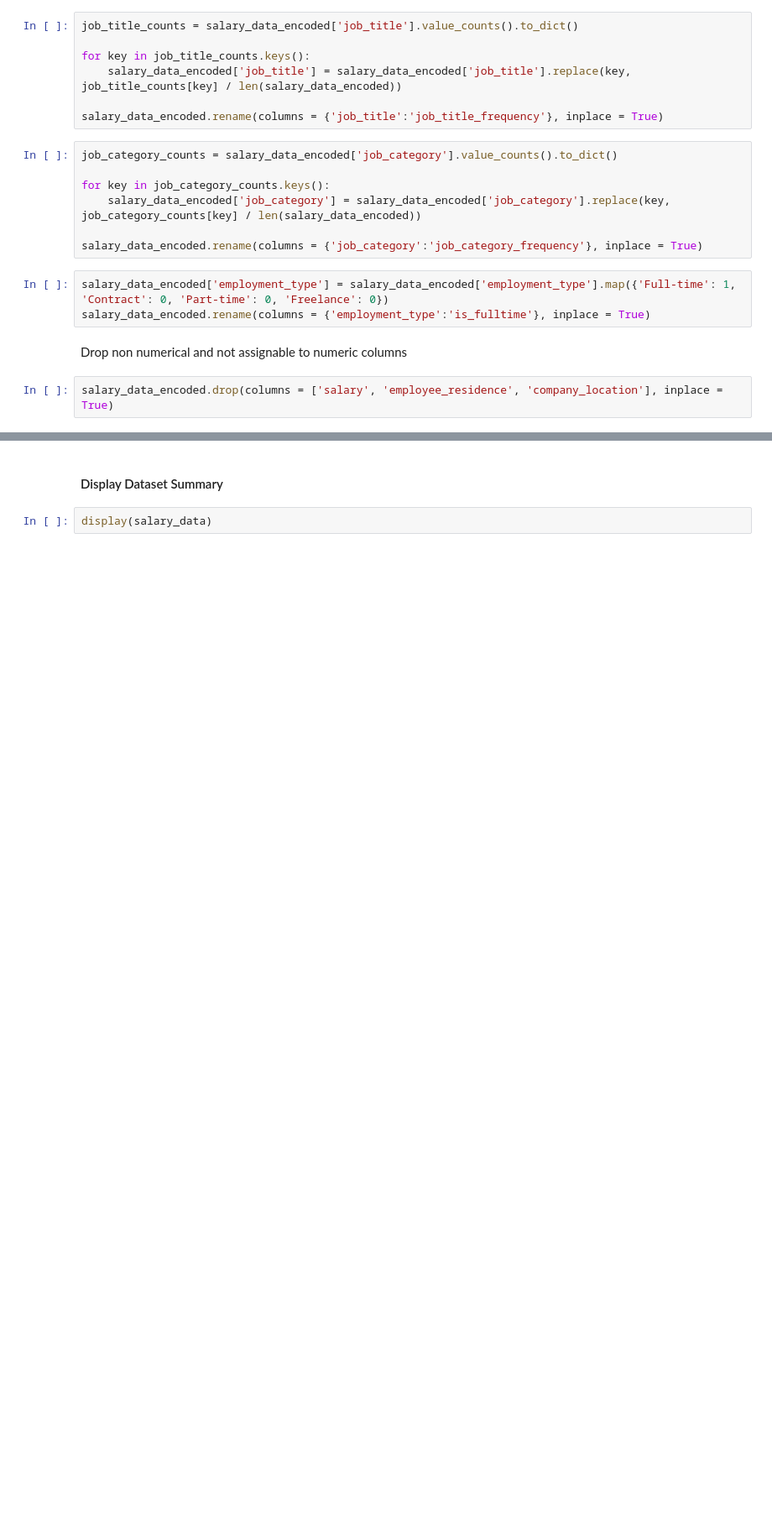
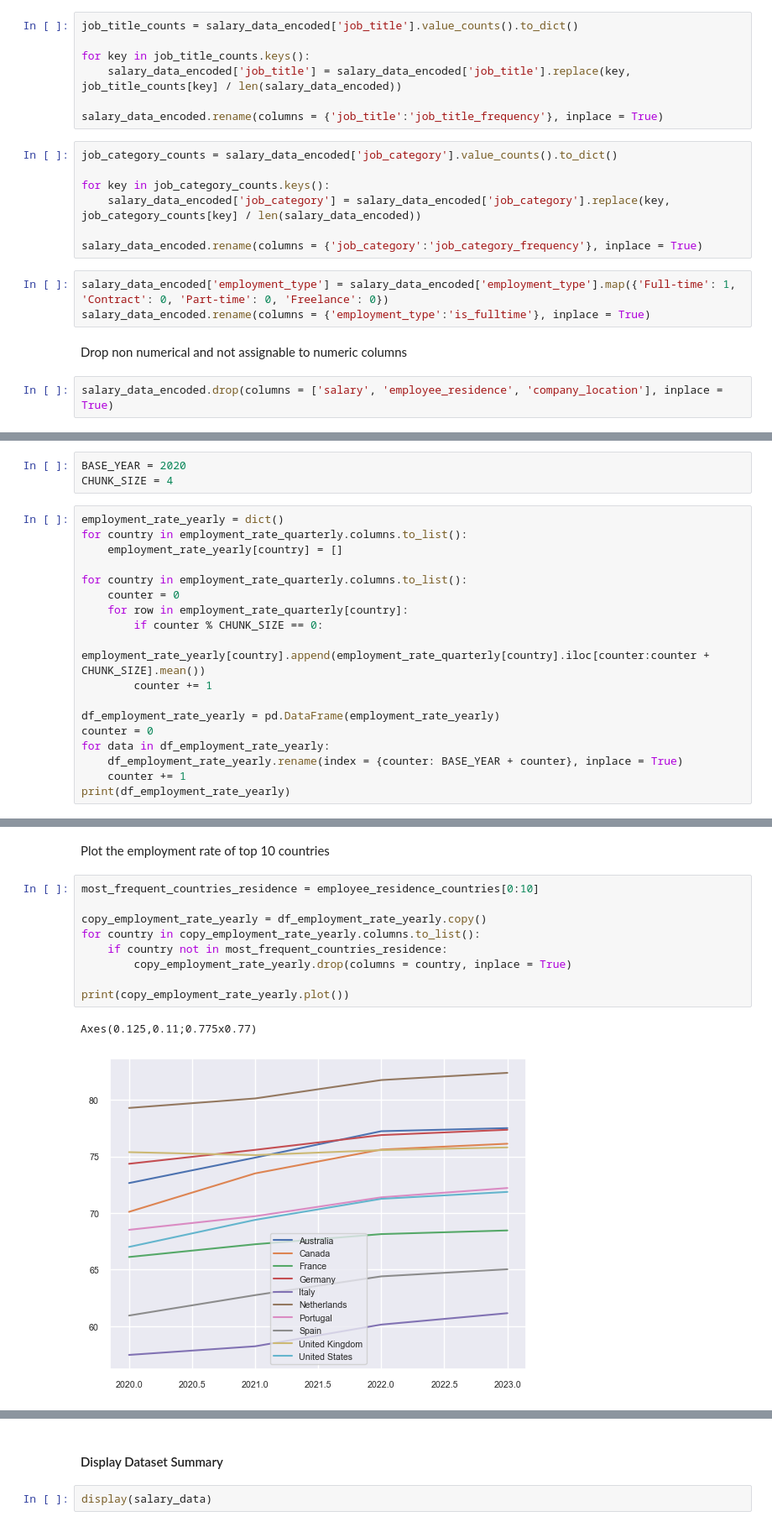
Before and after one commit to TheCrimsonNeV0/salary-data-project, a Jupyter notebook: project/report.ipynb, the cells around one changed output, grey strips where cells are left out. Shown at 84% size. Saved outputs shown, nothing was run; the diff lists cells and outputs as text; blank space fills up the shorter version.

```diff
--- a/project/report.ipynb
+++ b/project/report.ipynb
@@ -405,0 +414,21 @@ print(salary_data_encoded.head())
+# %%
+BASE_YEAR = 2020
+CHUNK_SIZE = 4
+# %%
+employment_rate_yearly = dict()
+for country in employment_rate_quarterly.columns.to_list():
+    employment_rate_yearly[country] = []
+
+for country in employment_rate_quarterly.columns.to_list():
+    counter = 0
+    for row in employment_rate_quarterly[country]:
+        if counter % CHUNK_SIZE == 0:
+            employment_rate_yearly[country].append(employment_rate_quarterly[country].iloc[counter:counter + CHUNK_SIZE].mean())
+        counter += 1
+
+df_employment_rate_yearly = pd.DataFrame(employment_rate_yearly)
+counter = 0
+for data in df_employment_rate_yearly:
+    df_employment_rate_yearly.rename(index = {counter: BASE_YEAR + counter}, inplace = True)
+    counter += 1
+print(df_employment_rate_yearly)
@@ -405,0 +453,14 @@ print(salary_data_encoded.head())
+# %% [markdown]
+Plot the employment rate of top 10 countries
+# %%
+most_frequent_countries_residence = employee_residence_countries[0:10]
+
+copy_employment_rate_yearly = df_employment_rate_yearly.copy()
+for country in copy_employment_rate_yearly.columns.to_list():
+    if country not in most_frequent_countries_residence:
+        copy_employment_rate_yearly.drop(columns = country, inplace = True)
+
+print(copy_employment_rate_yearly.plot())
+# %% [output]
+Axes(0.125,0.11;0.775x0.77)
+[figure, added]
```
Also changed, not shown: parts of 27 cells of this notebook, 2 other files.
